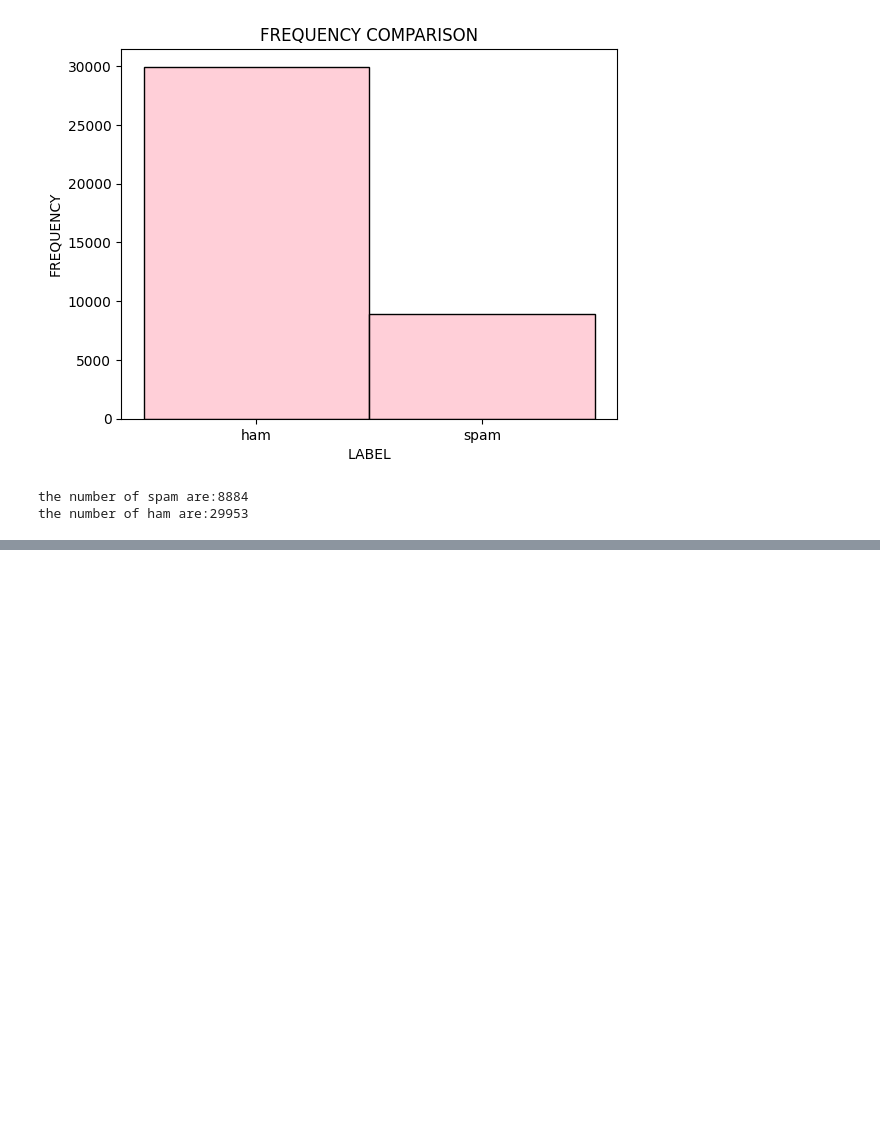
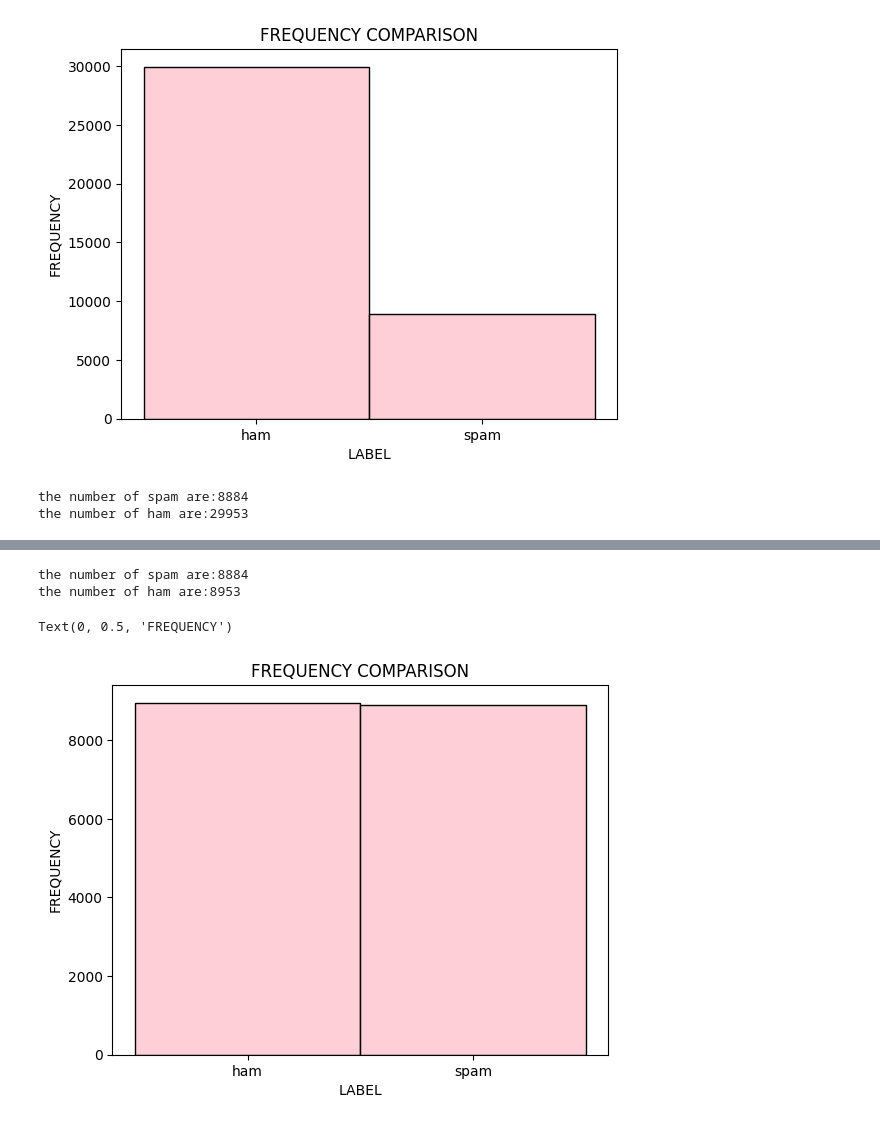
Before and after one commit to KARTIKEYA-BALI/Python_PBL, a Jupyter notebook: phase 2/phase2.ipynb, the cells around one changed output, grey strips where cells are left out. Drawn from its saved outputs; the diff is of its cells as text; code cells hidden in the pictures; blank space fills up the shorter version.

```diff
--- a/phase 2/phase2.ipynb
+++ b/phase 2/phase2.ipynb
@@ -127,0 +154,18 @@ the number of ham are:29953
+# %%
+"""NEW SPAM AND HAM SPLIT"""
+
+spam=data.loc[data['label']=='spam'].count().tolist()[0]
+ham=data.loc[data['label']=='ham'].count().tolist()[0]
+print(f"the number of spam are:{spam}\nthe number of ham are:{ham}")
+# %% [output]
+the number of spam are:8884
+the number of ham are:8953
+# %%
+"""HISTOGRAM FOR VISUALIZATION"""
+sns.histplot(data['label'],color='pink')
+plt.title("FREQUENCY COMPARISON")
+plt.xlabel("LABEL")
+plt.ylabel("FREQUENCY")
+# %% [output]
+Text(0, 0.5, 'FREQUENCY')
+[figure, added]
```
Also changed, not shown: parts of 25 cells of this notebook.
